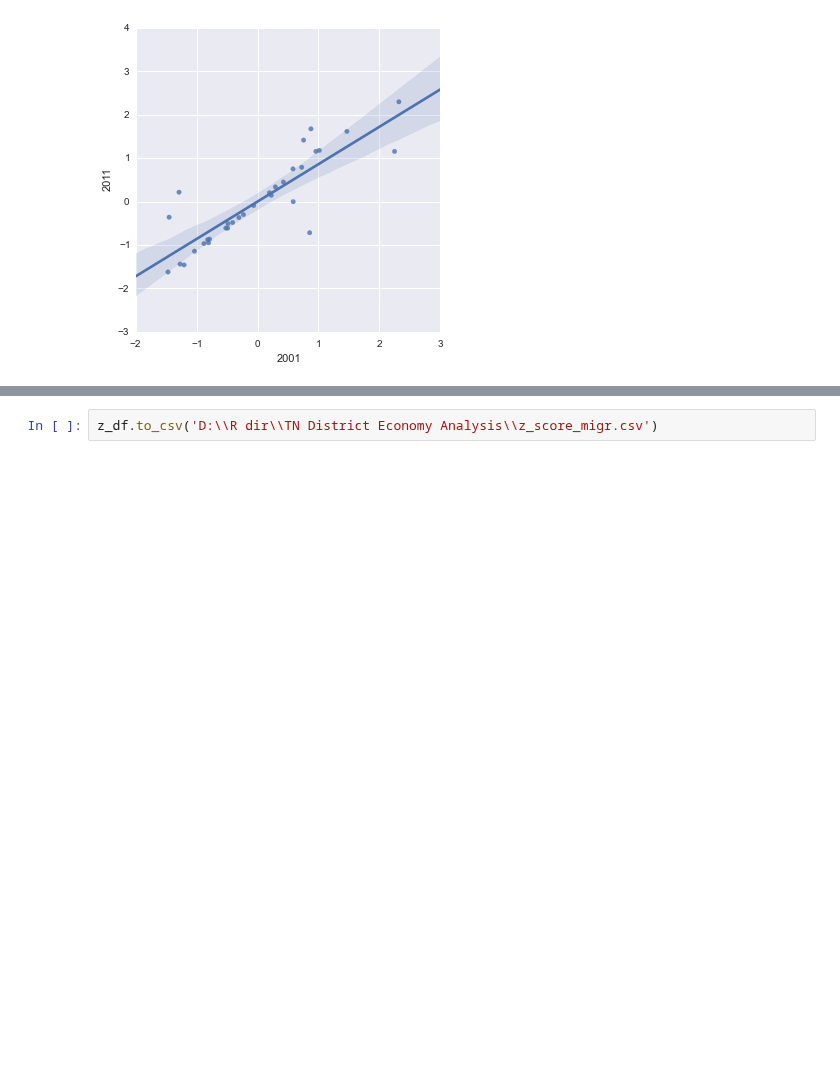
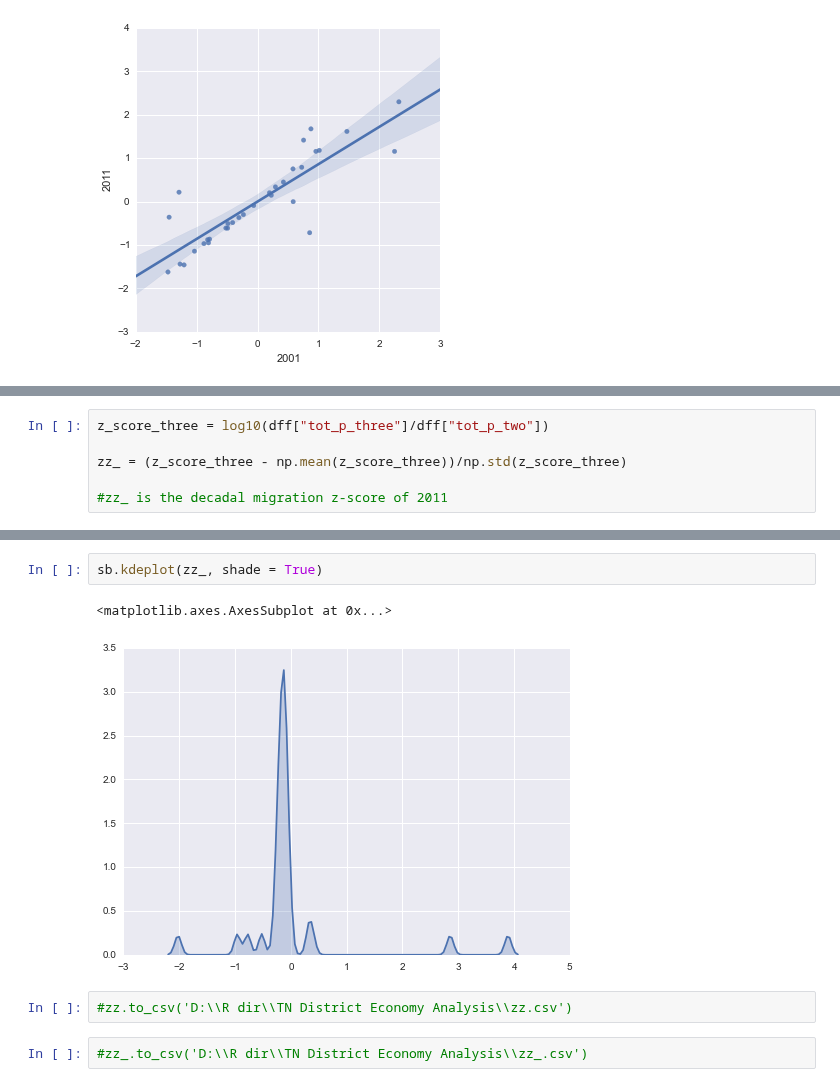
Before and after one commit to Dawny33/Data-Mining-and-ML, a Jupyter notebook: Intern Project/TN District Economy Analysis/TN District Economy Analysis.ipynb, the cells around one changed output, grey strips where cells are left out. Saved outputs shown, nothing was run; the diff lists cells and outputs as text; blank space fills up the shorter version.

```diff
--- a/Intern Project/TN District Economy Analysis/TN District Economy Analysis.ipynb
+++ b/Intern Project/TN District Economy Analysis/TN District Economy Analysis.ipynb
@@ -414,0 +307,6 @@ z_df = pd.DataFrame(z_dict)
+# %%
+z_score_three = log10(dff["tot_p_three"]/dff["tot_p_two"])
+
+zz_ = (z_score_three - np.mean(z_score_three))/np.std(z_score_three)
+
+#zz_ is the decadal migration z-score of 2011
@@ -415,3 +318,10 @@ z_df = pd.DataFrame(z_dict)
+# %%
+sb.kdeplot(zz_, shade = True)
+# %% [output]
+<matplotlib.axes.AxesSubplot at 0x...>
+[figure, added]
 # %%
-z_df.to_csv('D:\\R dir\\TN District Economy Analysis\\z_score_migr.csv')
+#zz.to_csv('D:\\R dir\\TN District Economy Analysis\\zz.csv')
+# %%
+#zz_.to_csv('D:\\R dir\\TN District Economy Analysis\\zz_.csv')
 # %%
```
Also changed, not shown: parts of 36 cells of this notebook, 7 other files.
